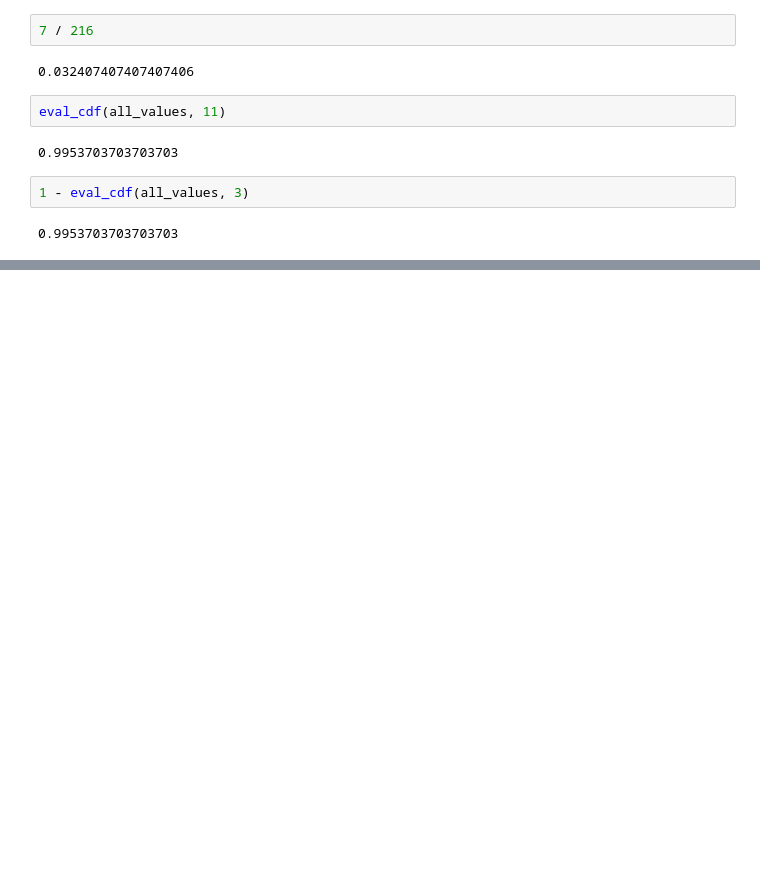
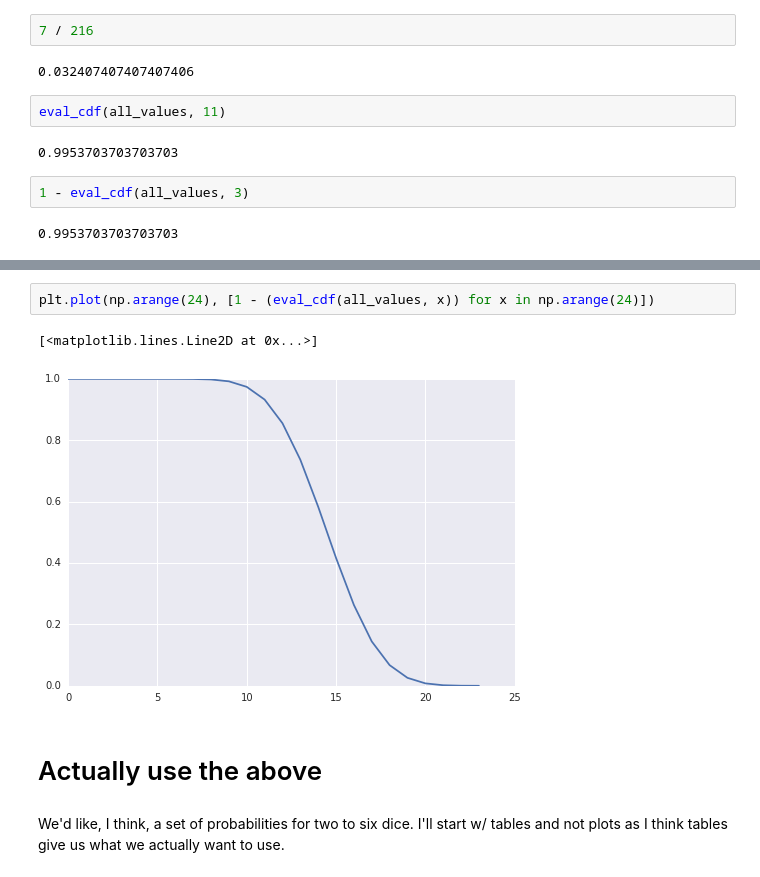
Before and after one commit to aenfield/random, a Jupyter notebook: DiceFrequency.ipynb, the cells around one changed output, grey strips where cells are left out. Drawn from its saved outputs; the diff is of its cells as text; blank space fills up the shorter version.

```diff
--- a/DiceFrequency.ipynb
+++ b/DiceFrequency.ipynb
@@ -182,0 +183,9 @@ plt.plot(np.arange(24), [eval_cdf(all_values, x) for x in np.arange(24)])
+# %%
+plt.plot(np.arange(24), [1 - (eval_cdf(all_values, x)) for x in np.arange(24)])
+# %% [output]
+[<matplotlib.lines.Line2D at 0x...>]
+[figure, added]
+# %% [markdown]
+# Actually use the above
+# %% [markdown]
+We'd like, I think, a set of probabilities for two to six dice. I'll start w/ tables and not plots as I think tables give us what we actually want to use.
```
Also changed, not shown: parts of 15 cells of this notebook.
